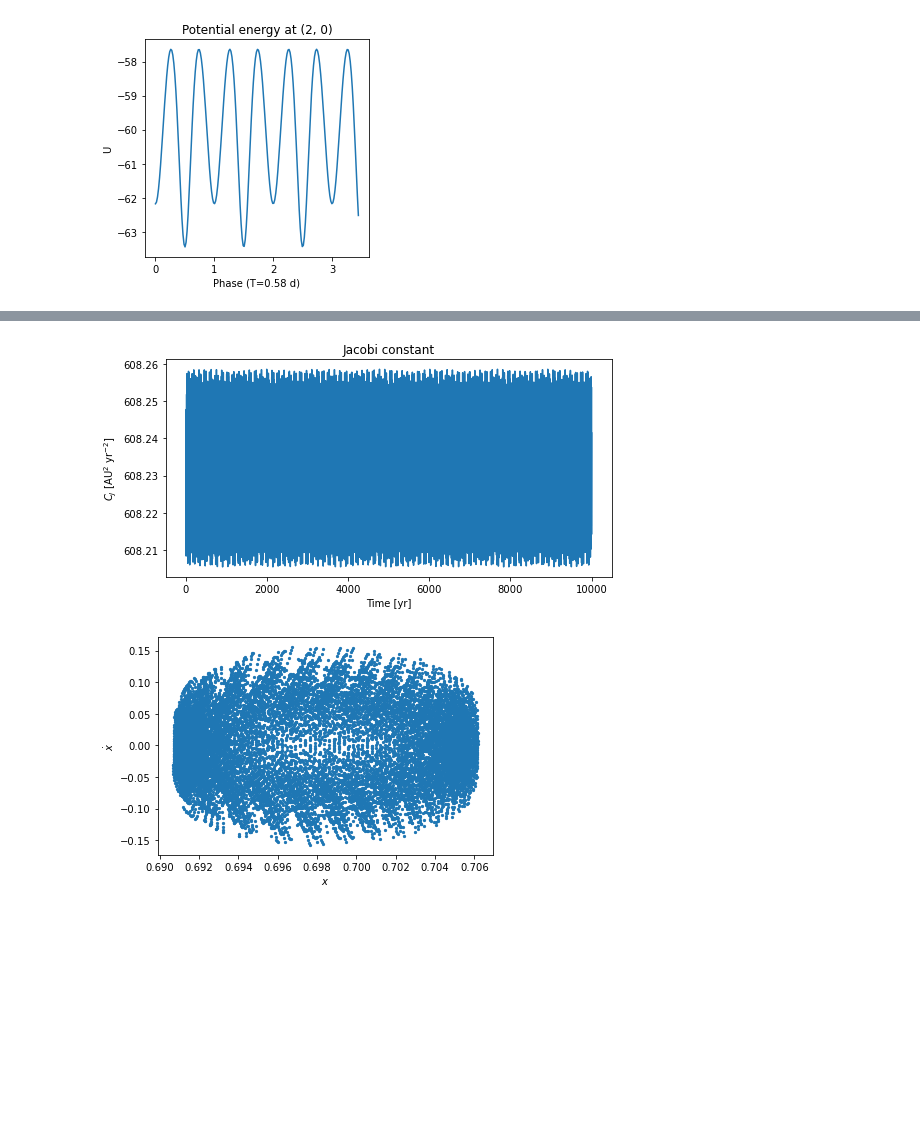
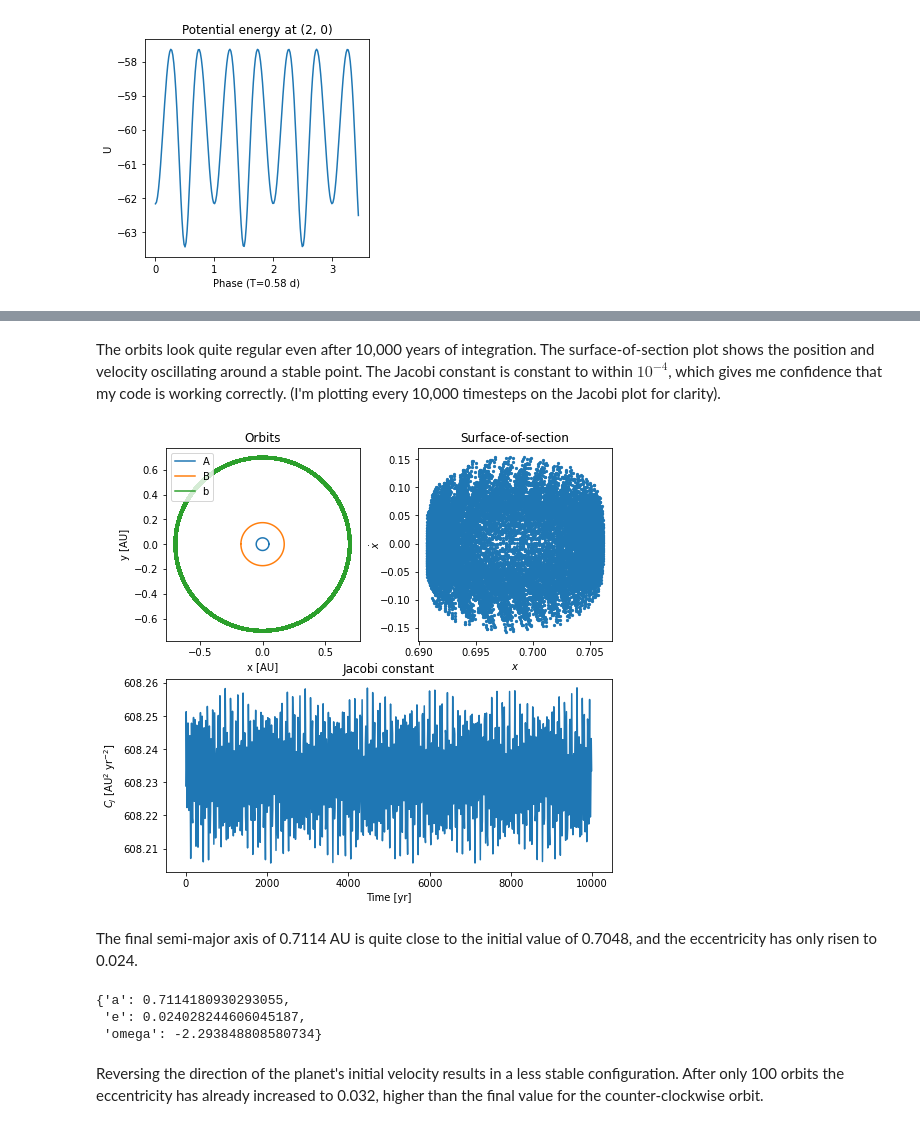
Before and after one commit to lodubay/dynamics, a Jupyter notebook: hw2.ipynb, the cells around one changed output, grey strips where cells are left out. Drawn from its saved outputs; the diff is of its cells as text; code cells hidden in the pictures; blank space fills up the shorter version.

```diff
--- a/hw2.ipynb
+++ b/hw2.ipynb
@@ -12,5 +14,7 @@ G = 4*np.pi**2 # solar system units
 # %%
 class Binary:
+    """Parameters and functions related to the central binary."""
+
     def __init__(self, mass1, mass2, separation, phase=0):
         """
         Parameters
@@ -98,7 +106,7 @@ plt.show()
 class TestParticle():
     """Parameters, values, and functions for a massless test particle."""
 
-    def __init__(self, primary_mass, a0, phase=0):
+    def __init__(self, primary_mass, a0, phase=0, sign=1):
         """
         Initialize test particle.
 
@@ -112,6 +120,9 @@ class TestParticle():
         phase : float, optional
             Initial orbital phase, from 0 to 1. Default is 0,
             which is on the positive x-axis.
+        sign : int, optional
+            Sign of initial velocity. 1 is for a counter-clockwise orbit
+            and -1 is for a clockwise orbit. Default is +1.
 
         """
         # Convert phase to angle
@@ -119,7 +130,7 @@ class TestParticle():
         # Start at phase on circular orbit
         self.position = a0 * np.array([np.cos(phi), np.sin(phi)])
         v_circ = np.sqrt(G * primary_mass / a0)
-        self.velocity = v_circ * np.array([-np.sin(phi), np.cos(phi)])
+        self.velocity = sign * v_circ * np.array([-np.sin(phi), np.cos(phi)])
 
     def accelerate(self, tstep, acceleration, update=True):
         """
@@ -274,25 +375,19 @@ sep = 0.22431
 a0 = 0.7048
 sys1 = CircularThreeBody(m1, m2, sep, a0, phase=0)
 hist = sys1.integrate(1e4, 1e-3)
-# %%
-# Plot Jacobi constant
-hist = sys1.history
-fig, ax = plt.subplots(figsize=(8,4))
-ax.plot(hist['t'], hist['Cj'])
-ax.set_title('Jacobi constant')
-ax.set_xlabel('Time [yr]')
-ax.set_ylabel(r'$C_J$ [AU$^2$ yr$^{-2}$]')
-ax.ticklabel_format(useOffset=False)
-plt.show()
-# %% [output]
-[figure, removed]
-# %%
-# Surface of section plot
-hist = sys1.history
-fig, ax = plt.subplots()
-ax.scatter(hist['x'], hist['xdot'], s=5)
-ax.set_xlabel(r'$x$')
-ax.set_ylabel(r'$\dot x$')
-plt.show()
-# %% [output]
-[figure, removed]
+# %% [markdown]
+The orbits look quite regular even after 10,000 years of integration. The surface-of-section plot shows the position and velocity oscillating around a stable point. The Jacobi constant is constant to within $10^{-4}$, which gives me confidence that my code is working correctly. (I'm plotting every 10,000 timesteps on the Jacobi plot for clarity).
+# %%
+plot_system(sys1, nstep=10000)
+# %% [output]
+[figure, added]
+# %% [markdown]
+The final semi-major axis of 0.7114 AU is quite close to the initial value of 0.7048, and the eccentricity has only risen to 0.024.
+# %%
+sys1.orbit_final
+# %% [output]
+{'a': 0.7114180930293055,
+ 'e': 0.024028244606045187,
+ 'omega': -2.293848808580734}
+# %% [markdown]
+Reversing the direction of the planet's initial velocity results in a less stable configuration. After only 100 orbits the eccentricity has already increased to 0.032, higher than the final value for the counter-clockwise orbit.
```
Also changed, not shown: parts of 41 cells of this notebook.
